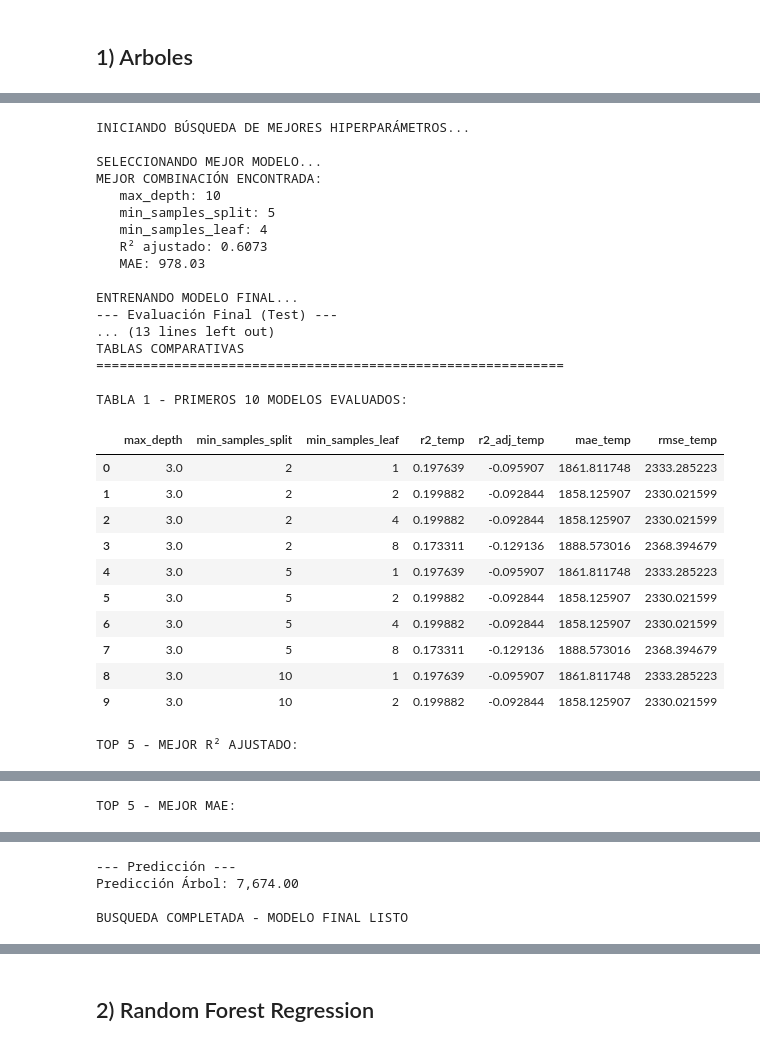
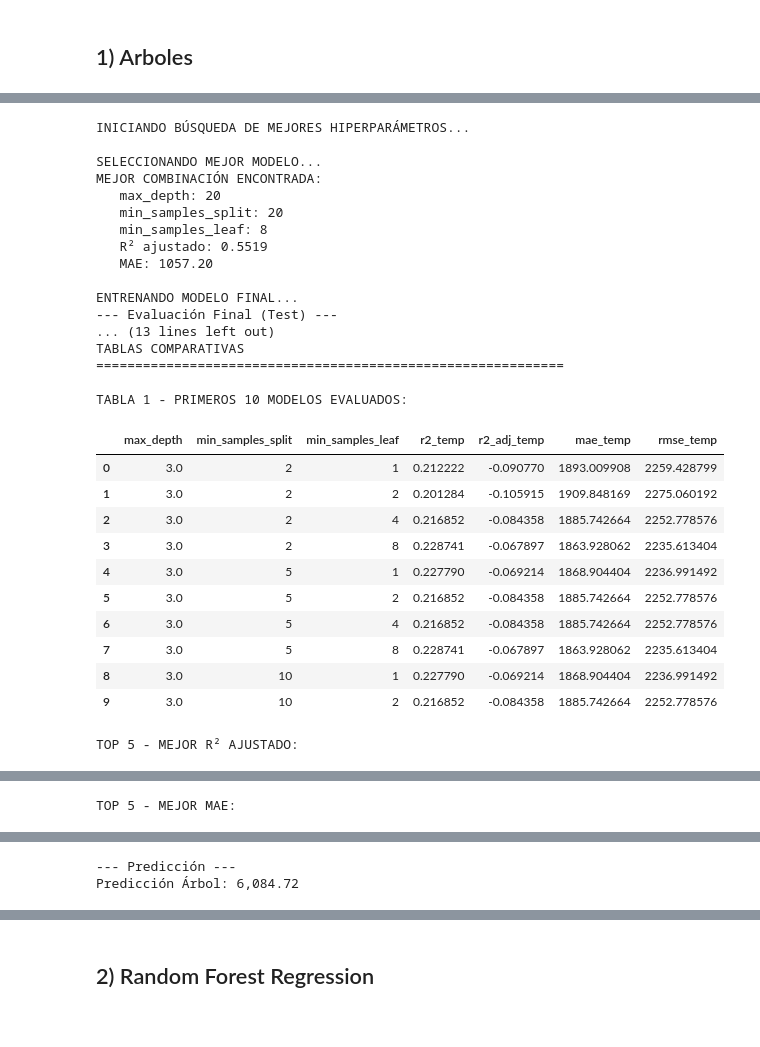
Before and after one commit to jualom-bit/Aprendizado-de-M-quina, a Jupyter notebook: Asistência Almoço UNICAMP.ipynb, the cells around one changed output, grey strips where cells are left out. Saved outputs shown, nothing was run; the diff lists cells and outputs as text; code cells hidden in the pictures.

```diff
--- a/Asistência Almoço UNICAMP.ipynb
+++ b/Asistência Almoço UNICAMP.ipynb
@@ -62,4 +25,0 @@ print(dataset.head())
-# %%
-# dataset.head()
-columnas = dataset.columns
-print(columnas)
@@ -152,2 +299,17 @@ Name: Día_viernes, Length: 376, dtype: int64
+# %%
+tabla_markdown = """
+## ESTADÍSTICAS DESCRIPTIVAS
+
+### Variables Continuas
+
+| Variable | Estadísticas | Dataset | Notas |
+|----------|--------------|---------|-------|
+| **tavg** | Media: 22.84<br>Mediana: 23.00<br>Desv. Estándar: 2.79<br>Mínimo: 14.70<br>Máximo: 29.20<br>Q1: 20.90<br>Q3: 24.90 | Sin outliers (n=363) | Outliers removidos con método IQR |
+... (resto de la tabla)
+"""
+
+# Guardar en archivo .md
+with open('estadisticas_descriptivas.md', 'w', encoding='utf-8') as f:
+    f.write(tabla_markdown)
 # %% [markdown]
 #Regression
@@ -326,25 +593,25 @@ print(f"4. RMSE Final (Test) [rmse_tree]: {rmse_tree:.2f}")
 print(f"5. MAE Final (Test) [MAE_tree]: {MAE_tree:.2f}")
 
 # -----------------------------------------------------------
-# Validación Cruzada (K-Fold = 5)
+# Validación Cruzada (K-Fold = 5) - NOMBRES ÚNICOS
 # -----------------------------------------------------------
 print("\n--- Validación Cruzada (K=5) ---")
 
-cv_results = cross_validate(regressorTree, X_train, y_train, cv=5,
+cv_results_tree = cross_validate(regressorTree, X_train, y_train, cv=5,
                             scoring=('neg_mean_squared_error', 'neg_mean_absolute_error'),
                             return_train_score=False)
-cv_r2 = cross_val_score(regressorTree, X_train, y_train, cv=5, scoring='r2')
+cv_r2_tree = cross_val_score(regressorTree, X_train, y_train, cv=5, scoring='r2')
 
-cv_r2_mean = cv_r2.mean()
-cv_mse_mean = -cv_results['test_neg_mean_squared_error'].mean()
-cv_rmse = np.sqrt(cv_mse_mean)
-cv_r2_adj = adjusted_r2(cv_r2_mean, n_train, p)
-cv_mae_mean = -cv_results['test_neg_mean_absolute_error'].mean()
+cv_r2_mean_tree = cv_r2_tree.mean()
+cv_mse_mean_tree = -cv_results_tree['test_neg_mean_squared_error'].mean()
+cv_rmse_tree = np.sqrt(cv_mse_mean_tree)
+cv_r2_adj_tree = adjusted_r2(cv_r2_mean_tree, n_train, p)
+cv_mae_mean_tree = -cv_results_tree['test_neg_mean_absolute_error'].mean()
 
-print(f"R² Promedio (CV): {cv_r2_mean:.4f}")
-print(f"R² Ajustado (CV): {cv_r2_adj:.4f}")
-print(f"RMSE Promedio (CV): {cv_rmse:.2f}")
-print(f"MAE Promedio (CV): {cv_mae_mean:.2f}")
+print(f"R² Promedio (CV): {cv_r2_mean_tree:.4f}")
+print(f"R² Ajustado (CV): {cv_r2_adj_tree:.4f}")
+print(f"RMSE Promedio (CV): {cv_rmse_tree:.2f}")
+print(f"MAE Promedio (CV): {cv_mae_mean_tree:.2f}")
 
 # -----------------------------------------------------------
 # TABLAS COMPARATIVAS
@@ -385,47 +652,47 @@ example_input = [
     0, 1, 0, 0, 0, 0   # DSemana_1 to DSemana_6 (ACTUALIZADO: 6 días)
 ]
 
 # Escalar primeras tres variables
 sc = StandardScaler()
 example_input_scaled = sc.fit_transform([example_input[:3]])  # tavg, tmin, tmax
 
 # Resto del vector sin escalar
 example_input_rest = np.array(example_input[3:]).reshape(1, -1)
 
 # Concatenar escaladas + no escaladas
 example_input_final = np.hstack([example_input_scaled, example_input_rest])
 
 # Predicción
 prediction_T = regressorTree.predict(example_input_final)
 print(f"Predicción Árbol: {prediction_T[0]:,.2f}")
 # %% [output]
 INICIANDO BÚSQUEDA DE MEJORES HIPERPARÁMETROS...
 
 SELECCIONANDO MEJOR MODELO...
 MEJOR COMBINACIÓN ENCONTRADA:
-   max_depth: 10
-   min_samples_split: 5
-   min_samples_leaf: 4
-   R² ajustado: 0.6073
-   MAE: 978.03
+   max_depth: 20
+   min_samples_split: 20
+   min_samples_leaf: 8
+   R² ajustado: 0.5519
+   MAE: 1057.20
 
 ENTRENANDO MODELO FINAL...
 --- Evaluación Final (Test) ---
 ... (13 lines left out)
 TABLAS COMPARATIVAS
 ============================================================
 
 TABLA 1 - PRIMEROS 10 MODELOS EVALUADOS:
 |  | max_depth | min_samples_split | min_samples_leaf | r2_temp | r2_adj_temp | mae_temp | rmse_temp |
-| 0 | 3.0 | 2 | 1 | 0.197639 | -0.095907 | 1861.811748 | 2333.285223 |
-| 1 | 3.0 | 2 | 2 | 0.199882 | -0.092844 | 1858.125907 | 2330.021599 |
-| 2 | 3.0 | 2 | 4 | 0.199882 | -0.092844 | 1858.125907 | 2330.021599 |
-| 3 | 3.0 | 2 | 8 | 0.173311 | -0.129136 | 1888.573016 | 2368.394679 |
-| 4 | 3.0 | 5 | 1 | 0.197639 | -0.095907 | 1861.811748 | 2333.285223 |
-| 5 | 3.0 | 5 | 2 | 0.199882 | -0.092844 | 1858.125907 | 2330.021599 |
-| 6 | 3.0 | 5 | 4 | 0.199882 | -0.092844 | 1858.125907 | 2330.021599 |
-| 7 | 3.0 | 5 | 8 | 0.173311 | -0.129136 | 1888.573016 | 2368.394679 |
-| 8 | 3.0 | 10 | 1 | 0.197639 | -0.095907 | 1861.811748 | 2333.285223 |
-| 9 | 3.0 | 10 | 2 | 0.199882 | -0.092844 | 1858.125907 | 2330.021599 |
+| 0 | 3.0 | 2 | 1 | 0.212222 | -0.090770 | 1893.009908 | 2259.428799 |
+| 1 | 3.0 | 2 | 2 | 0.201284 | -0.105915 | 1909.848169 | 2275.060192 |
+| 2 | 3.0 | 2 | 4 | 0.216852 | -0.084358 | 1885.742664 | 2252.778576 |
+| 3 | 3.0 | 2 | 8 | 0.228741 | -0.067897 | 1863.928062 | 2235.613404 |
+| 4 | 3.0 | 5 | 1 | 0.227790 | -0.069214 | 1868.904404 | 2236.991492 |
+| 5 | 3.0 | 5 | 2 | 0.216852 | -0.084358 | 1885.742664 | 2252.778576 |
+| 6 | 3.0 | 5 | 4 | 0.216852 | -0.084358 | 1885.742664 | 2252.778576 |
+| 7 | 3.0 | 5 | 8 | 0.228741 | -0.067897 | 1863.928062 | 2235.613404 |
+| 8 | 3.0 | 10 | 1 | 0.227790 | -0.069214 | 1868.904404 | 2236.991492 |
+| 9 | 3.0 | 10 | 2 | 0.216852 | -0.084358 | 1885.742664 | 2252.778576 |
 TOP 5 - MEJOR R² AJUSTADO:
 |  | max_depth | min_samples_split | min_samples_leaf | r2_adj_temp | mae_temp |
@@ -444,4 +711,2 @@ TOP 5 - MEJOR MAE:
 --- Predicción ---
-Predicción Árbol: 7,674.00
-
-BUSQUEDA COMPLETADA - MODELO FINAL LISTO
+Predicción Árbol: 6,084.72
```
Also changed, not shown: parts of 55 cells of this notebook.
